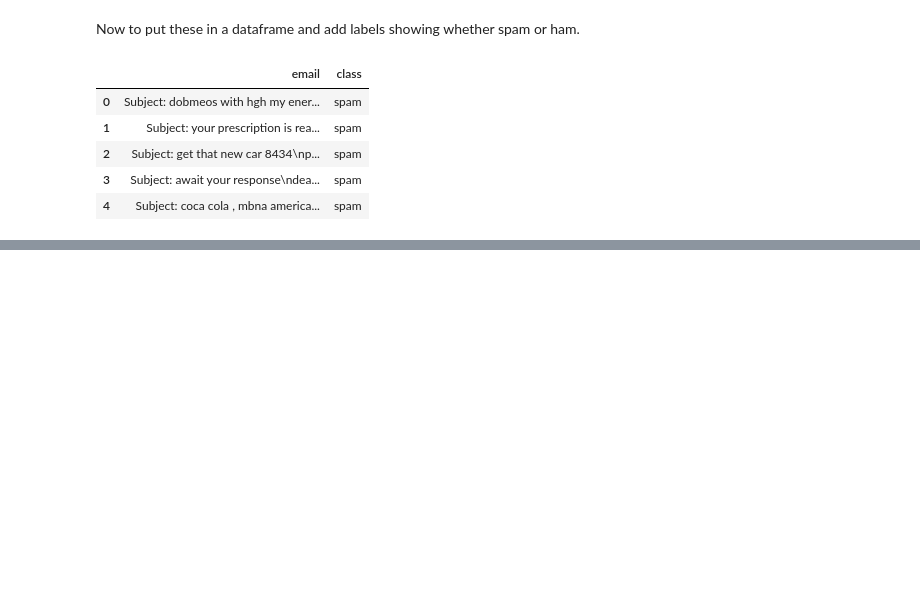
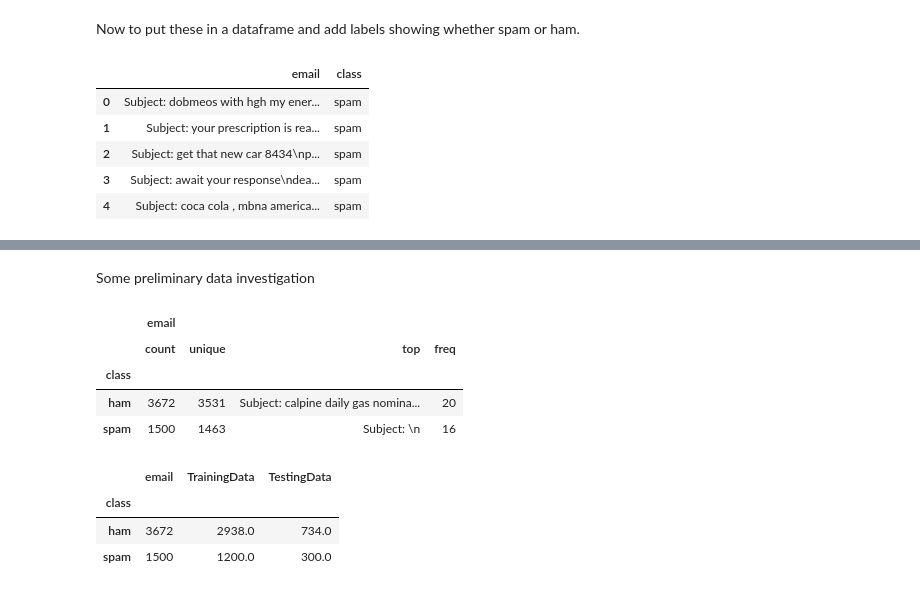
Before and after one commit to pazman4/Enron-Spam-Task, a Jupyter notebook: Enron Email Spam Ham Detection.ipynb, the cells around one changed output, grey strips where cells are left out. Cells and saved outputs as stored; diff of their text form; code cells hidden in the pictures; blank space fills up the shorter version.

```diff
--- a/Enron Email Spam Ham Detection.ipynb
+++ b/Enron Email Spam Ham Detection.ipynb
@@ -100,0 +115,10 @@ emaildf.tail()
+# %% [markdown]
+Some preliminary data investigation
+# %%
+emaildf.groupby('class').describe()
+# %% [output]
+|  | email |  |  |  |
+|  | count | unique | top | freq |
+| class |  |  |  |  |
+| ham | 3672 | 3531 | Subject: calpine daily gas nomina... | 20 |
+| spam | 1500 | 1463 | Subject: \n | 16 |
@@ -100,0 +129,7 @@ emaildf.tail()
+# %%
+emailtable
+# %% [output]
+|  | email | TrainingData | TestingData |
+| class |  |  |  |
+| ham | 3672 | 2938.0 | 734.0 |
+| spam | 1500 | 1200.0 | 300.0 |
```
Also changed, not shown: parts of 20 cells of this notebook.
